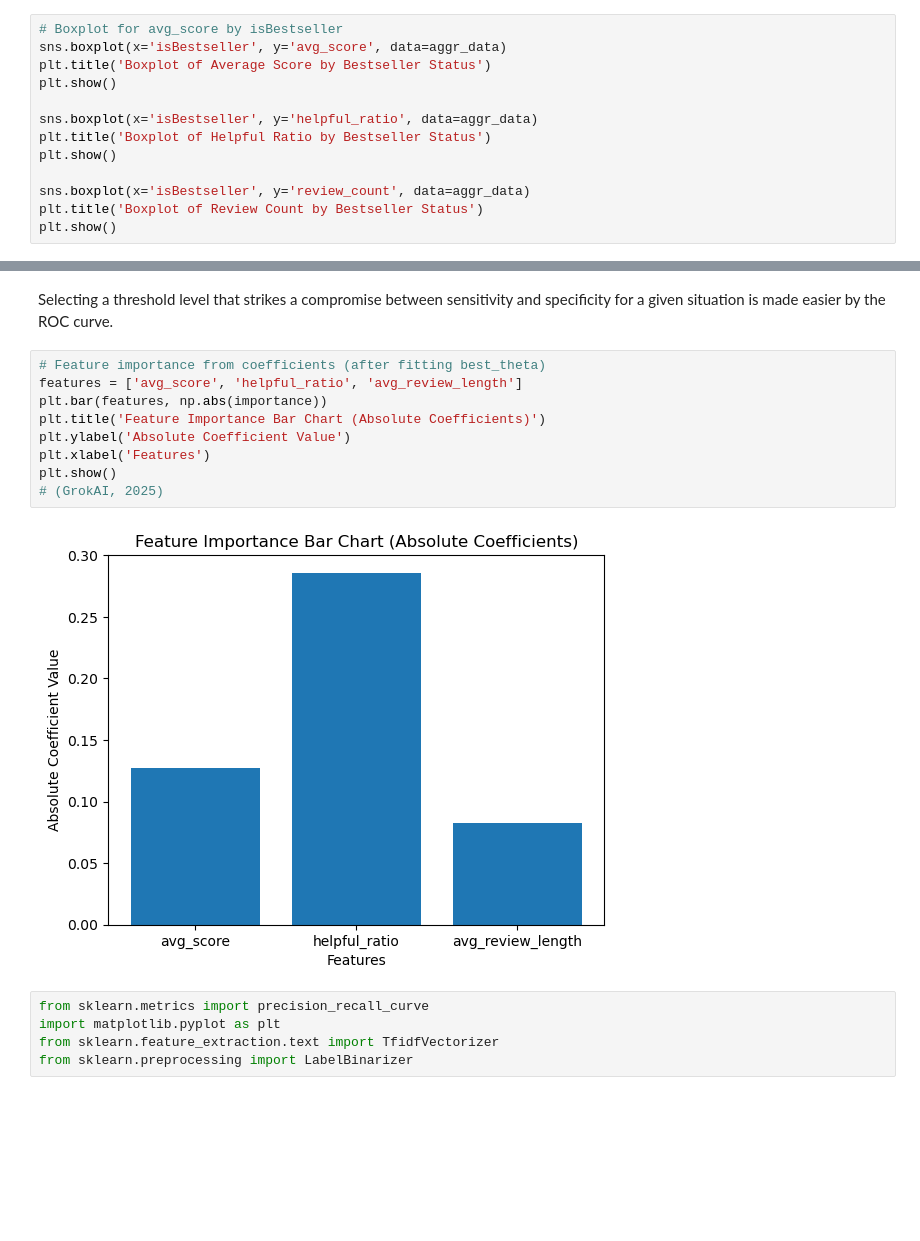
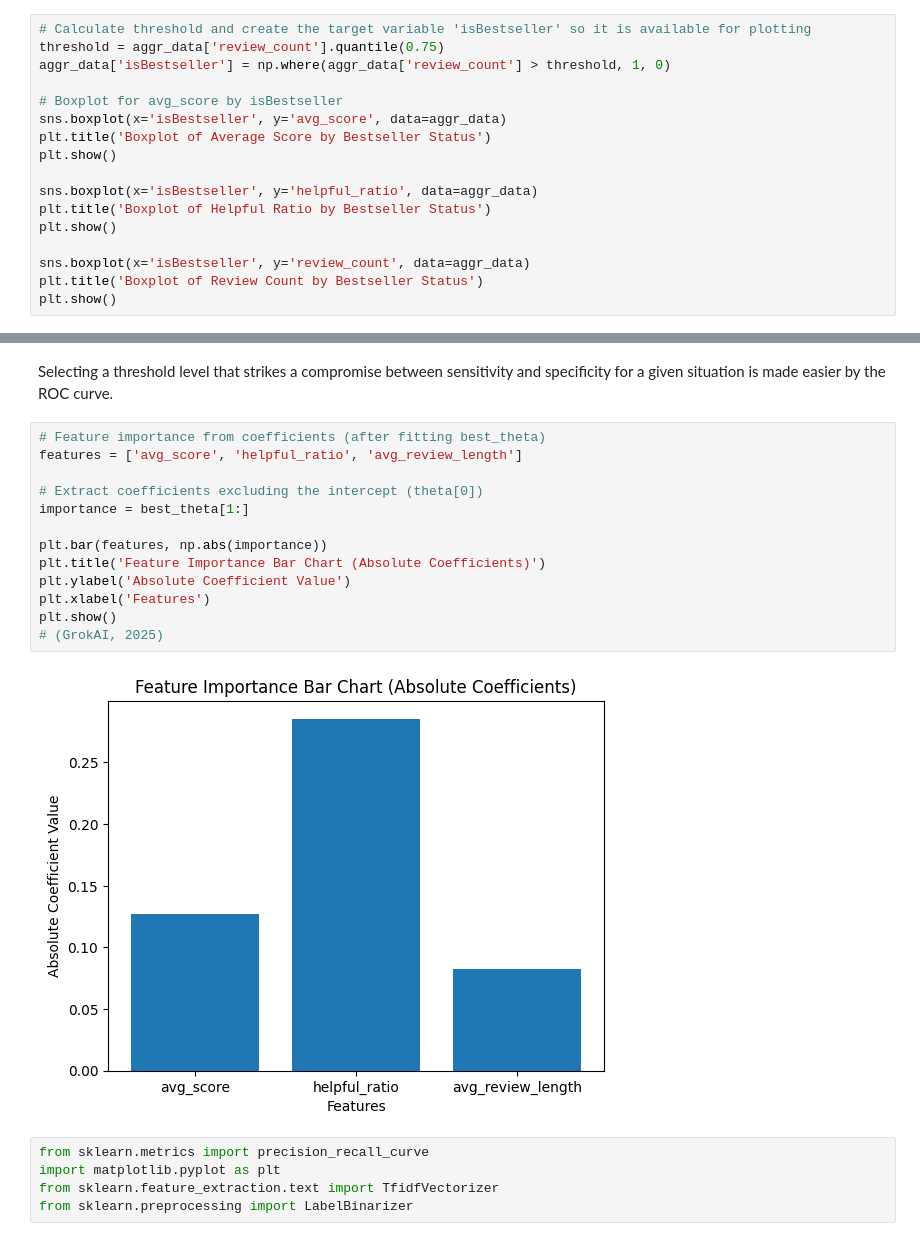
Before and after one commit to Thuledu/Postgraduate_Projects, a Jupyter notebook: PDAN8412 - Part 2: Logistic Regression/PDAN8412 - ST10119837 - BOOKS.ipynb, the cells around one changed output, grey strips where cells are left out. Saved outputs shown, nothing was run; the diff lists cells and outputs as text; blank space fills up the shorter version.

```diff
--- a/PDAN8412 - Part 2: Logistic Regression/PDAN8412 - ST10119837 - BOOKS.ipynb
+++ b/PDAN8412 - Part 2: Logistic Regression/PDAN8412 - ST10119837 - BOOKS.ipynb
@@ -220,6 +239,10 @@ Top Bestsellers by Review Count:
 26051                         Brave New World          6312
 102197                      Mere Christianity          6053
 # %%
+# Calculate threshold and create the target variable 'isBestseller' so it is available for plotting
+threshold = aggr_data['review_count'].quantile(0.75)
+aggr_data['isBestseller'] = np.where(aggr_data['review_count'] > threshold, 1, 0)
+
 # Boxplot for avg_score by isBestseller
 sns.boxplot(x='isBestseller', y='avg_score', data=aggr_data)
 plt.title('Boxplot of Average Score by Bestseller Status')
@@ -738,14 +764,18 @@ plt.show()
 # %%
 # Feature importance from coefficients (after fitting best_theta)
 features = ['avg_score', 'helpful_ratio', 'avg_review_length']
+
+# Extract coefficients excluding the intercept (theta[0])
+importance = best_theta[1:]
+
 plt.bar(features, np.abs(importance))
 plt.title('Feature Importance Bar Chart (Absolute Coefficients)')
 plt.ylabel('Absolute Coefficient Value')
 plt.xlabel('Features')
 plt.show()
 # (GrokAI, 2025)
 # %% [output]
-[figure, old version]
+[figure, new version]
 # %%
 from sklearn.metrics import precision_recall_curve
 import matplotlib.pyplot as plt
```
Also changed, not shown: parts of 26 cells of this notebook.
